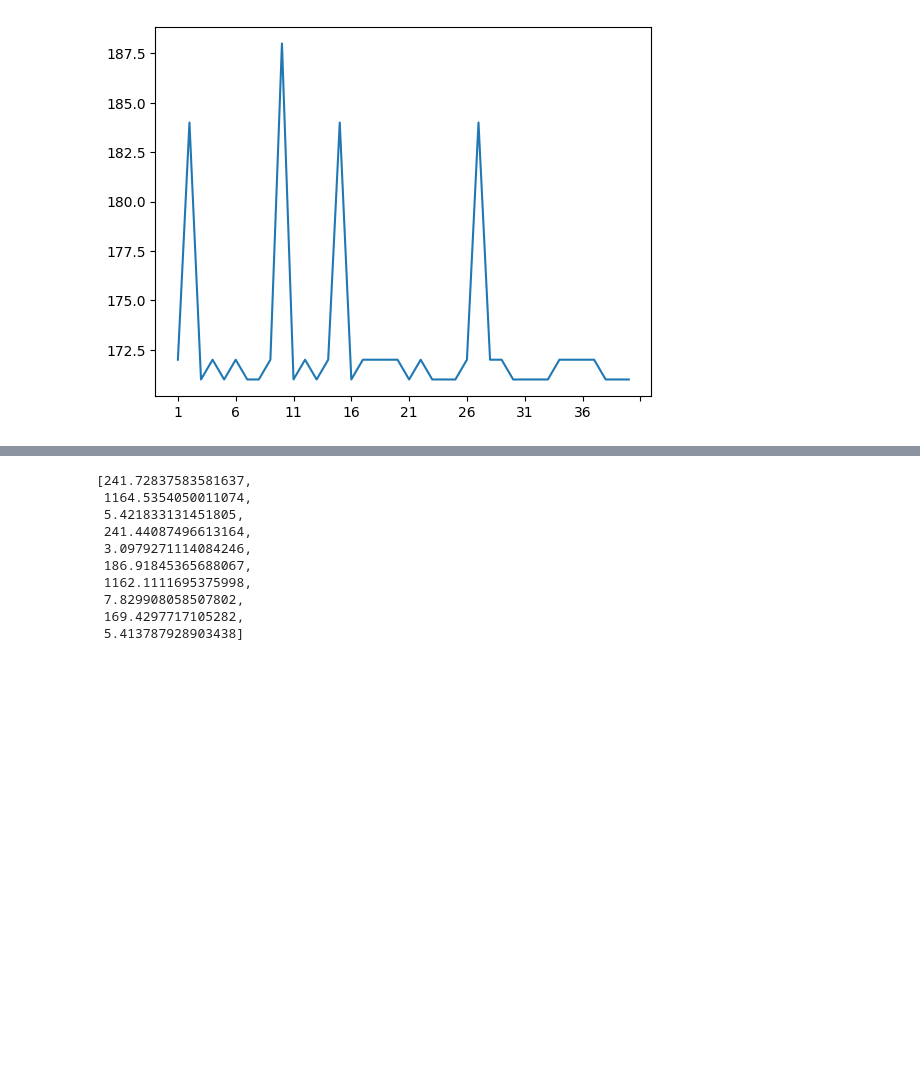
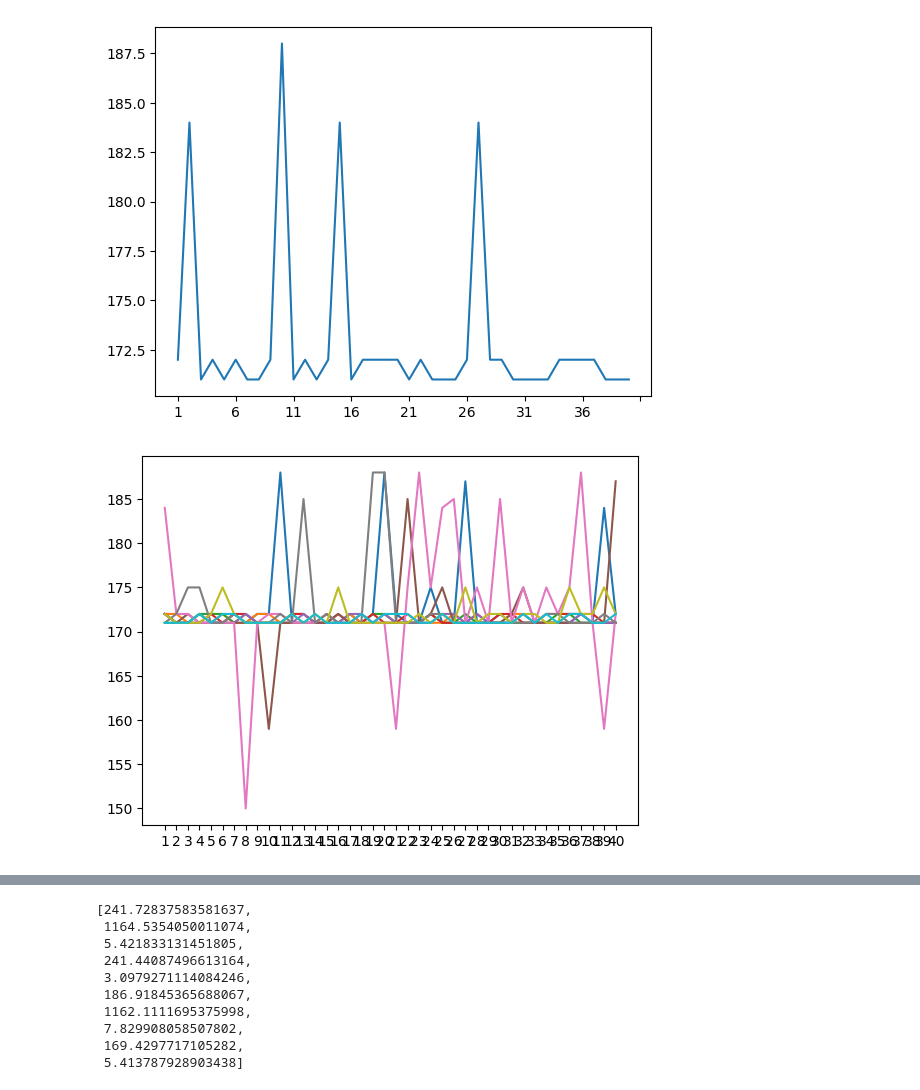
Before and after one commit to ricgoe/PyESP, a Jupyter notebook: study.ipynb, the cells around one changed output, grey strips where cells are left out. Cells and saved outputs as stored; diff of their text form; code cells hidden in the pictures; blank space fills up the shorter version.

Commit message:
added more plots

```diff
--- a/study.ipynb
+++ b/study.ipynb
@@ -47,6 +48,12 @@ dfs_runs[2].iloc[0,:40].plot()
 # %% [output]
 <Axes: >
 [figure]
+# %%
+# plot the data in df_runs[4] for all indexes
+for i in range(len(dfs_runs)):
+    plt.plot(dfs_runs[4].iloc[i,:40])
+# %% [output]
+[figure, added]
 # %%
 # get the standard deviation of all dfs in df_runs
 stds = []
```
Also changed, not shown: parts of 3 cells of this notebook.
